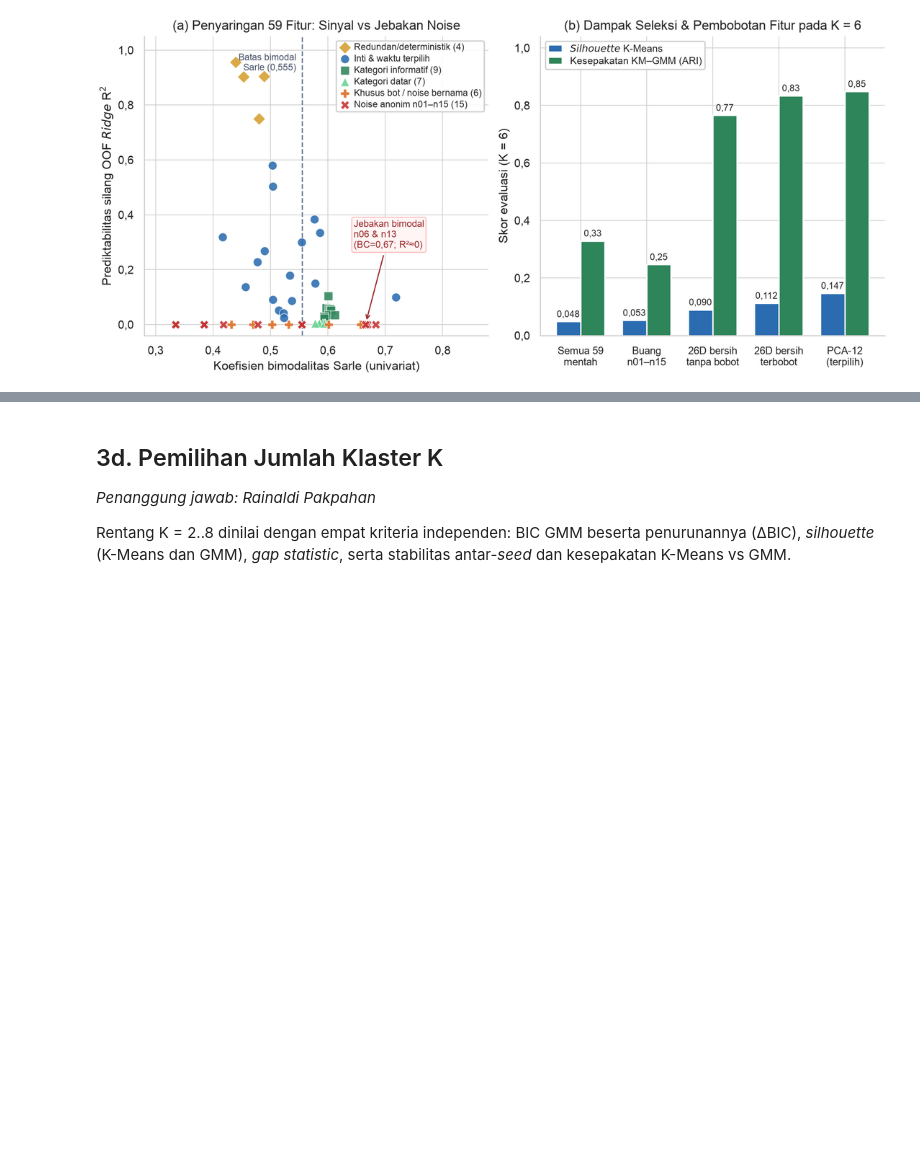
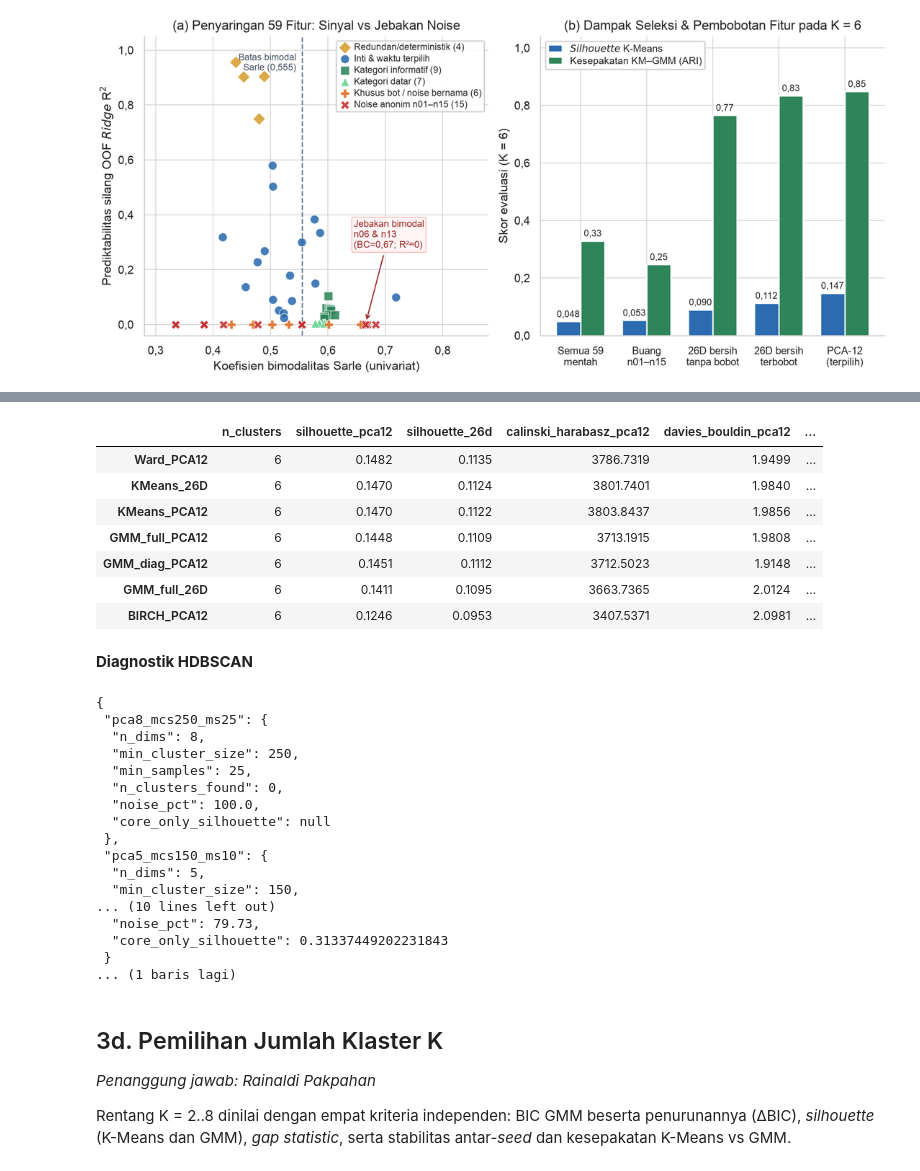
Before and after one commit to Nerodix/uts-ml-2026, a Jupyter notebook: kode/notebooks/tugas3_clustering.ipynb, the cells around one changed output, grey strips where cells are left out. Saved outputs shown, nothing was run; the diff lists cells and outputs as text; code cells hidden in the pictures; blank space fills up the shorter version.

Commit message:
refactor(notebook): pecah butir 3c Tugas 3 menjadi pemanggilan fungsi perbandingan metode

```diff
--- a/kode/notebooks/tugas3_clustering.ipynb
+++ b/kode/notebooks/tugas3_clustering.ipynb
@@ -361,3 +325,45 @@ Metode terpilih: GMM_full_26D
+# %%
+from src.clustering.models import (
+    K_CANDIDATES,
+    SELECTED_K,
+    buat_grafik_metode_dan_k,
+    compare_clustering_methods,
+    scan_k_selection,
+)
+
+X_26d, Z_pca = bundle["X_weighted_26d"], bundle["Z_pca"]
+hasil_metode = compare_clustering_methods(X_26d, Z_pca, k=SELECTED_K, seed=SEED)
+metode = tabel_metrik(hasil_metode["partition_methods"])
+display(metode.drop(columns=["sizes_pct"], errors="ignore").sort_values("mean_consensus_ari", ascending=False))
+display(Markdown("**Diagnostik HDBSCAN**"))
+ringkas(hasil_metode["hdbscan_diagnostics"])
+# %% [output]
+|  | n_clusters | silhouette_pca12 | silhouette_26d | calinski_harabasz_pca12 | davies_bouldin_pca12 | ... |
+| Ward_PCA12 | 6 | 0.1482 | 0.1135 | 3786.7319 | 1.9499 | ... |
+| KMeans_26D | 6 | 0.1470 | 0.1124 | 3801.7401 | 1.9840 | ... |
+| KMeans_PCA12 | 6 | 0.1470 | 0.1122 | 3803.8437 | 1.9856 | ... |
+| GMM_full_PCA12 | 6 | 0.1448 | 0.1109 | 3713.1915 | 1.9808 | ... |
+| GMM_diag_PCA12 | 6 | 0.1451 | 0.1112 | 3712.5023 | 1.9148 | ... |
+| GMM_full_26D | 6 | 0.1411 | 0.1095 | 3663.7365 | 2.0124 | ... |
+| BIRCH_PCA12 | 6 | 0.1246 | 0.0953 | 3407.5371 | 2.0981 | ... |
+**Diagnostik HDBSCAN**
+{
+ "pca8_mcs250_ms25": {
+  "n_dims": 8,
+  "min_cluster_size": 250,
+  "min_samples": 25,
+  "n_clusters_found": 0,
+  "noise_pct": 100.0,
+  "core_only_silhouette": null
+ },
+ "pca5_mcs150_ms10": {
+  "n_dims": 5,
+  "min_cluster_size": 150,
+... (10 lines left out)
+  "noise_pct": 79.73,
+  "core_only_silhouette": 0.31337449202231843
+ }
+... (1 baris lagi)
 # %% [markdown]
 ## 3d. Pemilihan Jumlah Klaster K
 
```
Also changed, not shown: parts of 4 cells of this notebook.
